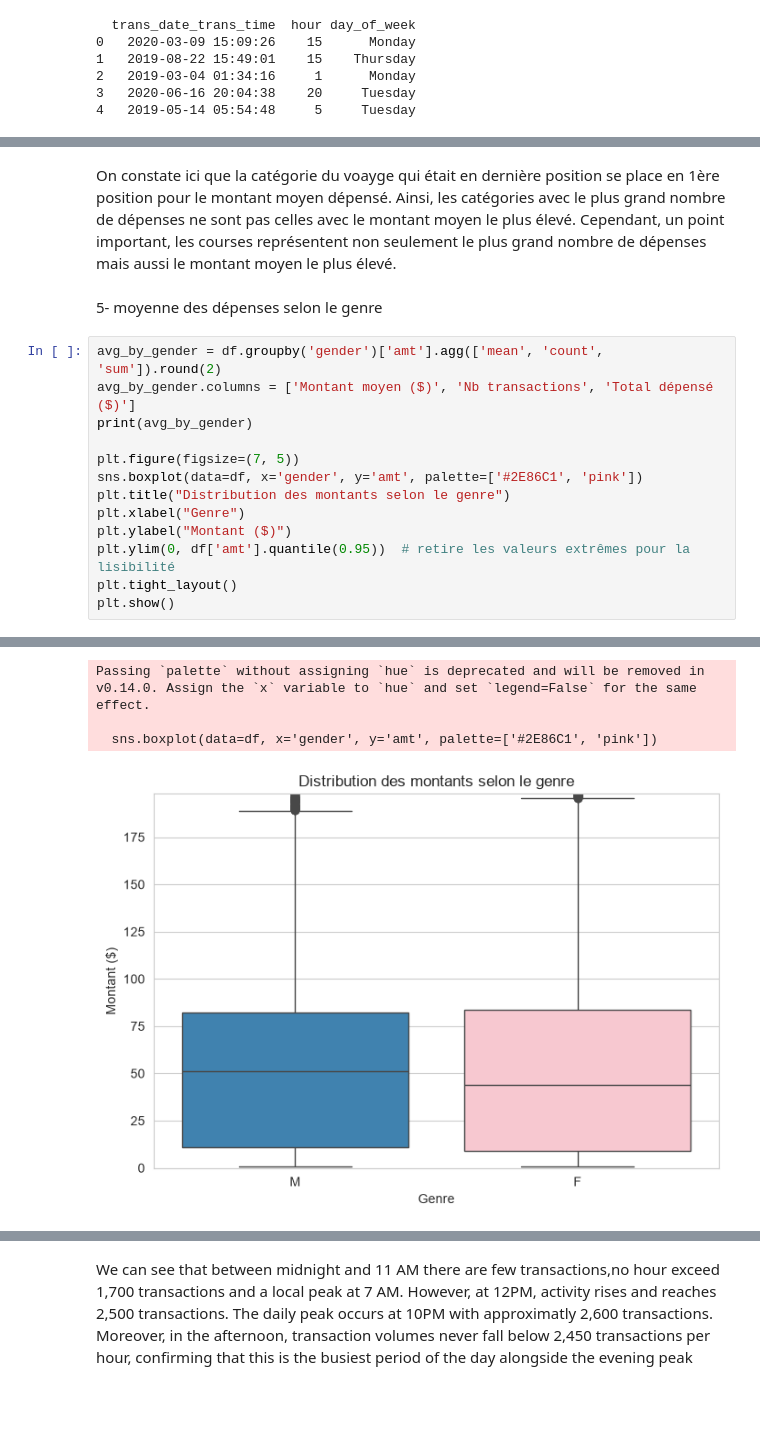
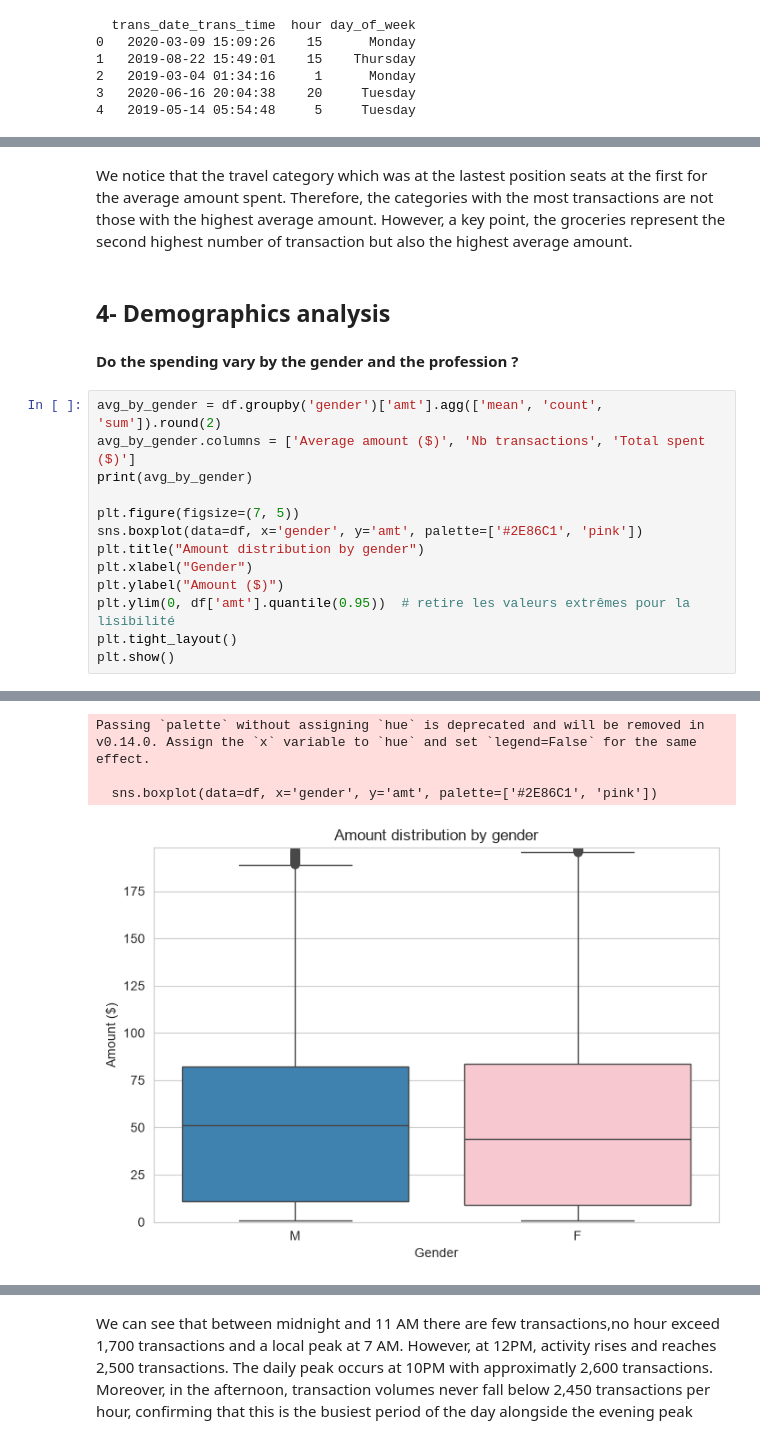
Before and after one commit to Rose-FidalgoAmorim/credit-card-transactions-analysis, a Jupyter notebook: notebook analyse transactions.ipynb, the cells around one changed output, grey strips where cells are left out. Cells and saved outputs as stored; diff of their text form; blank space fills up the shorter version.

```diff
--- a/notebook analyse transactions.ipynb
+++ b/notebook analyse transactions.ipynb
@@ -106,18 +136,20 @@ plt.show()
 [figure]
 # %% [markdown]
-On constate ici que la catégorie du voayge qui était en dernière position se place en 1ère position pour le montant moyen dépensé. Ainsi, les catégories avec le plus grand nombre de dépenses ne sont pas celles avec le montant moyen le plus élevé. Cependant, un point important, les courses représentent non seulement le plus grand nombre de dépenses mais aussi le montant moyen le plus élevé.
+We notice that the travel category which was at the lastest position seats at the first for the average amount spent. Therefore, the categories with the most transactions are not those with the highest average amount. However, a key point, the groceries represent the second highest number of transaction but also the highest average amount.
 # %% [markdown]
-5- moyenne des dépenses selon le genre
+## 4- Demographics analysis
+# %% [markdown]
+**Do the spending vary by the gender and the profession ?**
 # %%
 avg_by_gender = df.groupby('gender')['amt'].agg(['mean', 'count', 'sum']).round(2)
-avg_by_gender.columns = ['Montant moyen ($)', 'Nb transactions', 'Total dépensé ($)']
+avg_by_gender.columns = ['Average amount ($)', 'Nb transactions', 'Total spent ($)']
 print(avg_by_gender)
 
 plt.figure(figsize=(7, 5))
 sns.boxplot(data=df, x='gender', y='amt', palette=['#2E86C1', 'pink'])
-plt.title("Distribution des montants selon le genre")
-plt.xlabel("Genre")
-plt.ylabel("Montant ($)")
+plt.title("Amount distribution by gender")
+plt.xlabel("Gender")
+plt.ylabel("Amount ($)")
 plt.ylim(0, df['amt'].quantile(0.95))  # retire les valeurs extrêmes pour la lisibilité
 plt.tight_layout()
 plt.show()
@@ -129,5 +161,5 @@ M                   70.82            22460         1590648.82
 Passing `palette` without assigning `hue` is deprecated and will be removed in v0.14.0. Assign the `x` variable to `hue` and set `legend=False` for the same effect.
 
   sns.boxplot(data=df, x='gender', y='amt', palette=['#2E86C1', 'pink'])
-[figure, old version]
+[figure, new version]
 # %% [markdown]
```
Also changed, not shown: parts of 23 cells of this notebook.
